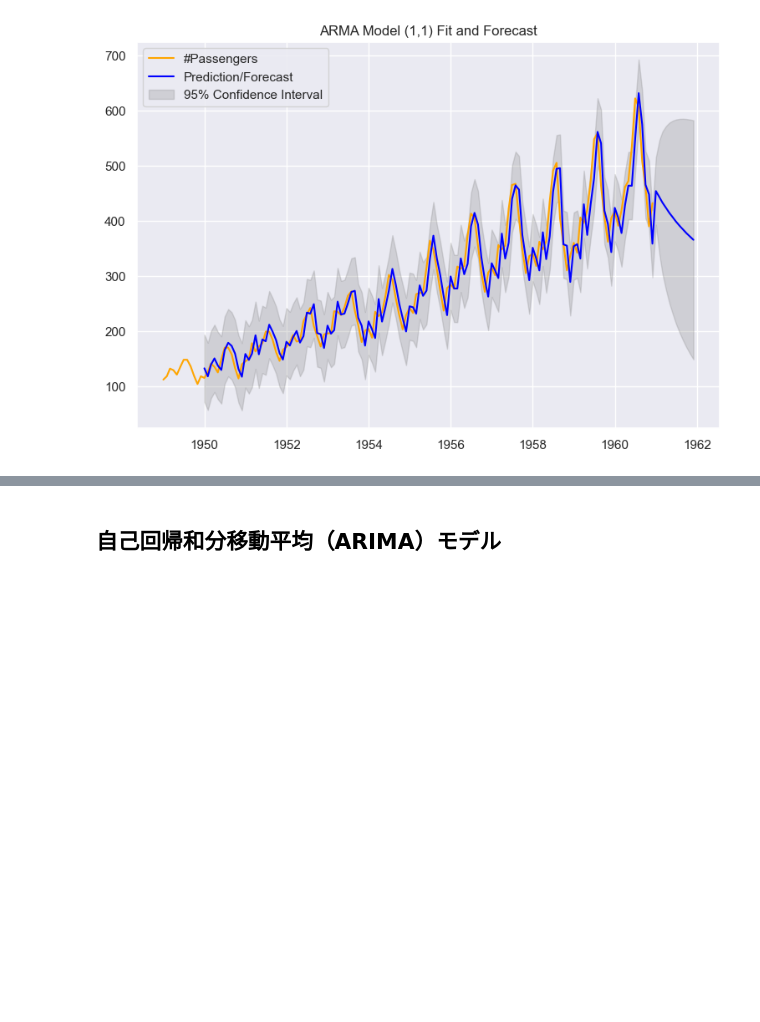
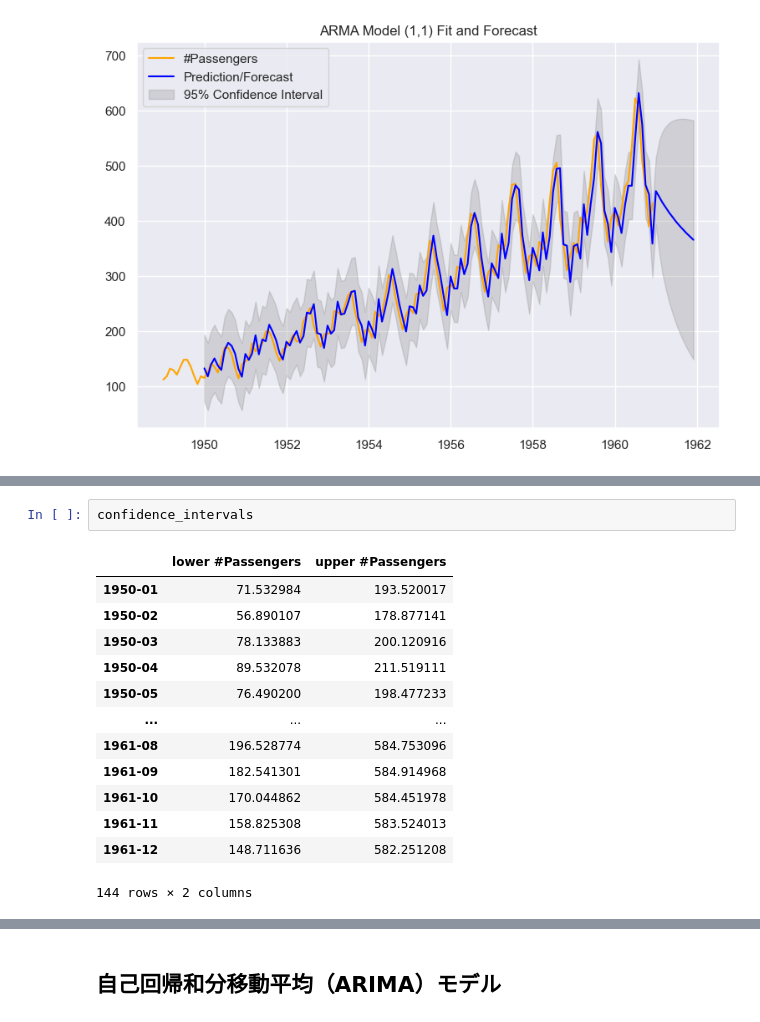
Before and after one commit to misayo334/dsdev, a Jupyter notebook: Lesson12_Time-Series/DataScience_12_時系列データ解析.ipynb, the cells around one changed output, grey strips where cells are left out. Drawn from its saved outputs; the diff is of its cells as text; blank space fills up the shorter version.

```diff
--- a/Lesson12_Time-Series/DataScience_12_時系列データ解析.ipynb
+++ b/Lesson12_Time-Series/DataScience_12_時系列データ解析.ipynb
@@ -231,3 +300,19 @@ Text(0.5, 1.0, 'ARMA Model (1,1) Fit and Forecast')
+# %%
+confidence_intervals
+# %% [output]
+|  | lower #Passengers | upper #Passengers |
+| 1950-01 | 71.532984 | 193.520017 |
+| 1950-02 | 56.890107 | 178.877141 |
+| 1950-03 | 78.133883 | 200.120916 |
+| 1950-04 | 89.532078 | 211.519111 |
+| 1950-05 | 76.490200 | 198.477233 |
+| ... | ... | ... |
+| 1961-08 | 196.528774 | 584.753096 |
+| 1961-09 | 182.541301 | 584.914968 |
+| 1961-10 | 170.044862 | 584.451978 |
+| 1961-11 | 158.825308 | 583.524013 |
+| 1961-12 | 148.711636 | 582.251208 |
+144 rows × 2 columns
 # %%
 # ARMAモデル（1,1）の概要を確認
 print(model_fit.summary())
```
Also changed, not shown: parts of 32 cells of this notebook.
